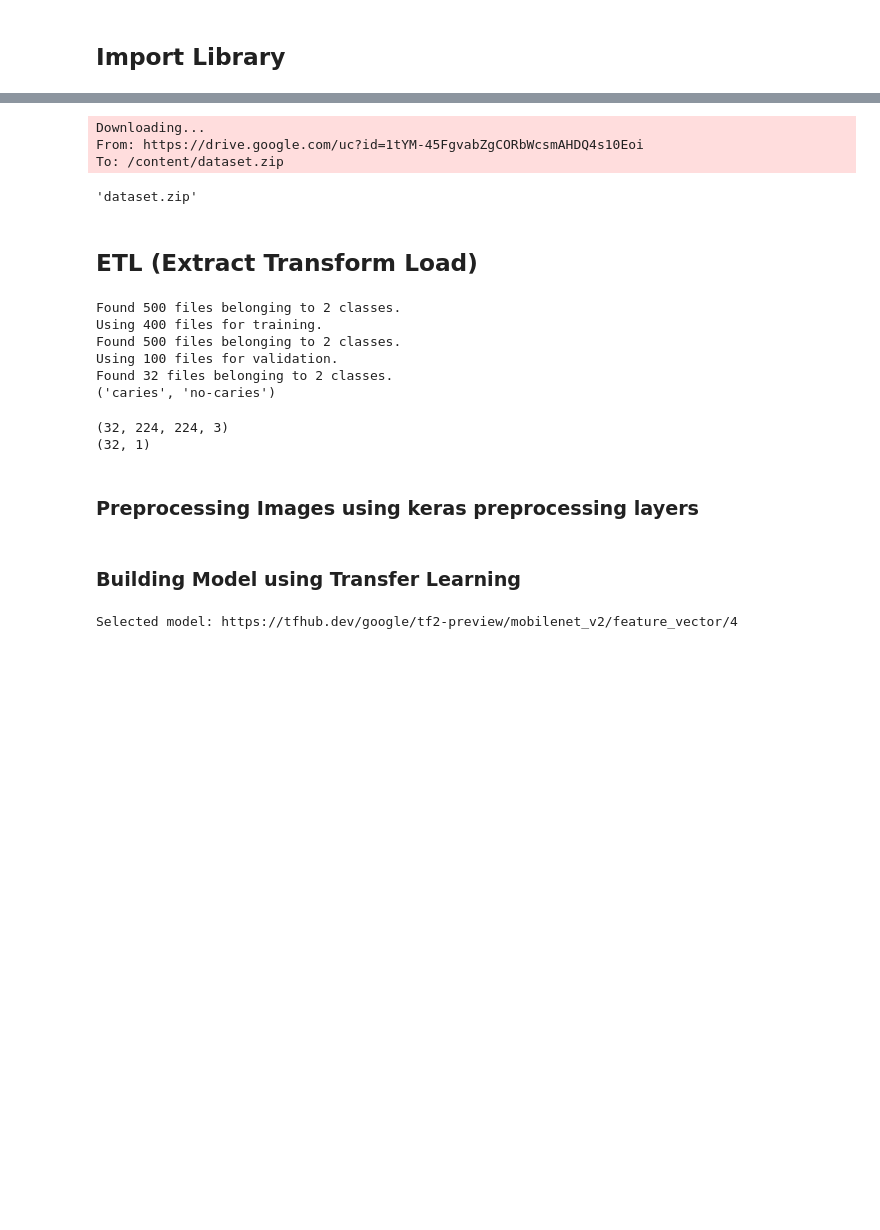
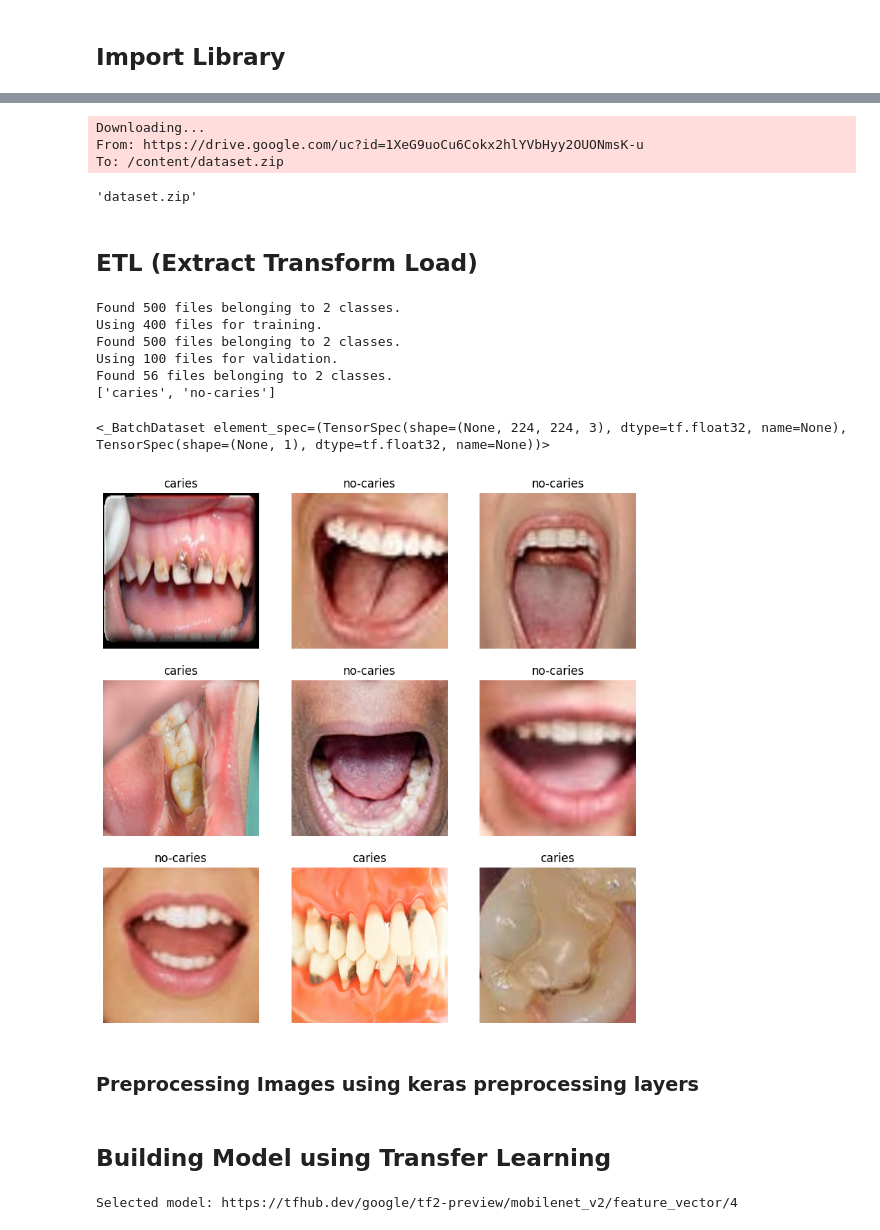
Before and after one commit to Archiruz/confidentz-model, a Jupyter notebook: train.ipynb, the cells around one changed output, grey strips where cells are left out. Saved outputs shown, nothing was run; the diff lists cells and outputs as text; code cells hidden in the pictures; blank space fills up the shorter version.

```diff
--- a/train.ipynb
+++ b/train.ipynb
@@ -24,10 +22,12 @@ from tensorflow.keras.preprocessing.image import ImageDataGenerator
 # %%
-url = "https://drive.google.com/file/d/1tYM-45FgvabZgCORbWcsmAHDQ4s10Eoi/view?usp=drive_link"
+# download zip file dataset from https://drive.google.com/file/d/1XeG9uoCu6Cokx2hlYVbHyy2OUONmsK-u/view?usp=share_link
+
+url = "https://drive.google.com/file/d/1XeG9uoCu6Cokx2hlYVbHyy2OUONmsK-u/view?usp=share_link"
 output = "dataset.zip"
 gdown.download(url, output, quiet=False, fuzzy=True)
 # %% [output]
 Downloading...
-From: https://drive.google.com/uc?id=1tYM-45FgvabZgCORbWcsmAHDQ4s10Eoi
+From: https://drive.google.com/uc?id=1XeG9uoCu6Cokx2hlYVbHyy2OUONmsK-u
 To: /content/dataset.zip
 'dataset.zip'
 # %%
@@ -64,16 +63,16 @@ def build_dataset(train_val, dir, subset=None):
         dir,
         validation_split=VAL_SPLIT,
         subset=subset,
-        label_mode="binary",
+        label_mode='binary',
         image_size=IMAGE_SIZE,
         batch_size=BATCH_SIZE,
         seed=123)
   else:
     return tf.keras.preprocessing.image_dataset_from_directory(
         dir,
-        # labels='inferred',
+        labels='inferred',
         label_mode='binary',
-        # class_names=['caries', 'no-caries'],
+        class_names=['caries', 'no-caries'],
         batch_size=BATCH_SIZE,)
 
 
@@ -82,24 +81,37 @@ train_ds = build_dataset(True, train_dir, "training")
 val_ds = build_dataset(True, train_dir, "validation")
 test_ds = build_dataset(False, test_dir)
 
-class_names = tuple(train_ds.class_names)
+class_names = train_ds.class_names
 print(class_names)
 # %% [output]
 Found 500 files belonging to 2 classes.
 Using 400 files for training.
 Found 500 files belonging to 2 classes.
 Using 100 files for validation.
-Found 32 files belonging to 2 classes.
-('caries', 'no-caries')
+Found 56 files belonging to 2 classes.
+['caries', 'no-caries']
 # %%
-# Check batches' shape
-for image_batch, labels_batch in train_ds:
-  print(image_batch.shape)
-  print(labels_batch.shape)
-  break
+# # Check batches' shape
+# for image_batch, labels_batch in train_ds:
+#   print(image_batch.shape)
+#   print(labels_batch.shape)
+#   break
+train_ds
 # %% [output]
-(32, 224, 224, 3)
-(32, 1)
+<_BatchDataset element_spec=(TensorSpec(shape=(None, 224, 224, 3), dtype=tf.float32, name=None), TensorSpec(shape=(None, 1), dtype=tf.float32, name=None))>
+# %%
+# Visualize dataset image
+
+plt.figure(figsize=(10, 10))
+for images, labels in train_ds.take(1):
+    labels = labels.numpy().astype("uint8")
+    for i in range(9):
+      ax = plt.subplot(3, 3, i + 1)
+      plt.imshow(images[i].numpy().astype("uint8"))
+      plt.title(class_names[labels[i]])
+      plt.axis("off")
+# %% [output]
+[figure, added]
 # %% [markdown]
 ### Preprocessing Images using keras preprocessing layers
 # %%
@@ -179,5 +166,5 @@ test_ds = prepare(test_ds)
 # %% [markdown]
-### Building Model using Transfer Learning
+## Building Model using Transfer Learning
 # %%
 # transfer learning not final (maybe can use less layer?)
 model_selection = ("mobilenet_v2", 224, 1280)
```
Also changed, not shown: parts of 41 cells of this notebook, 2 other files.
